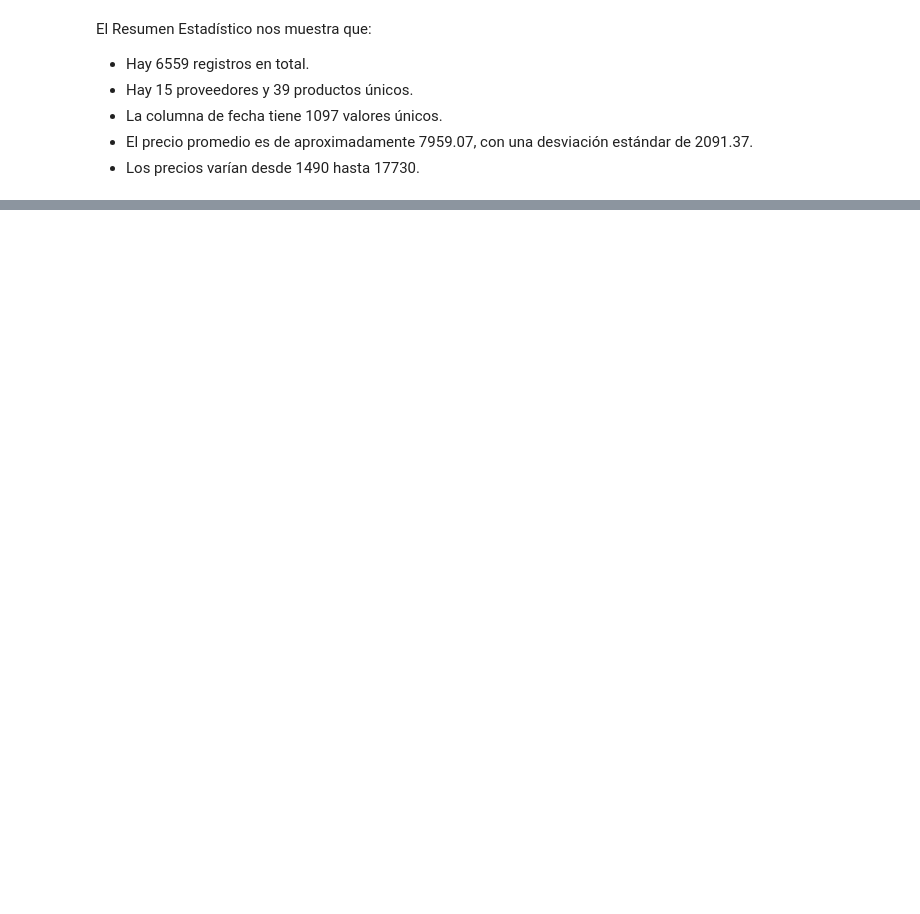
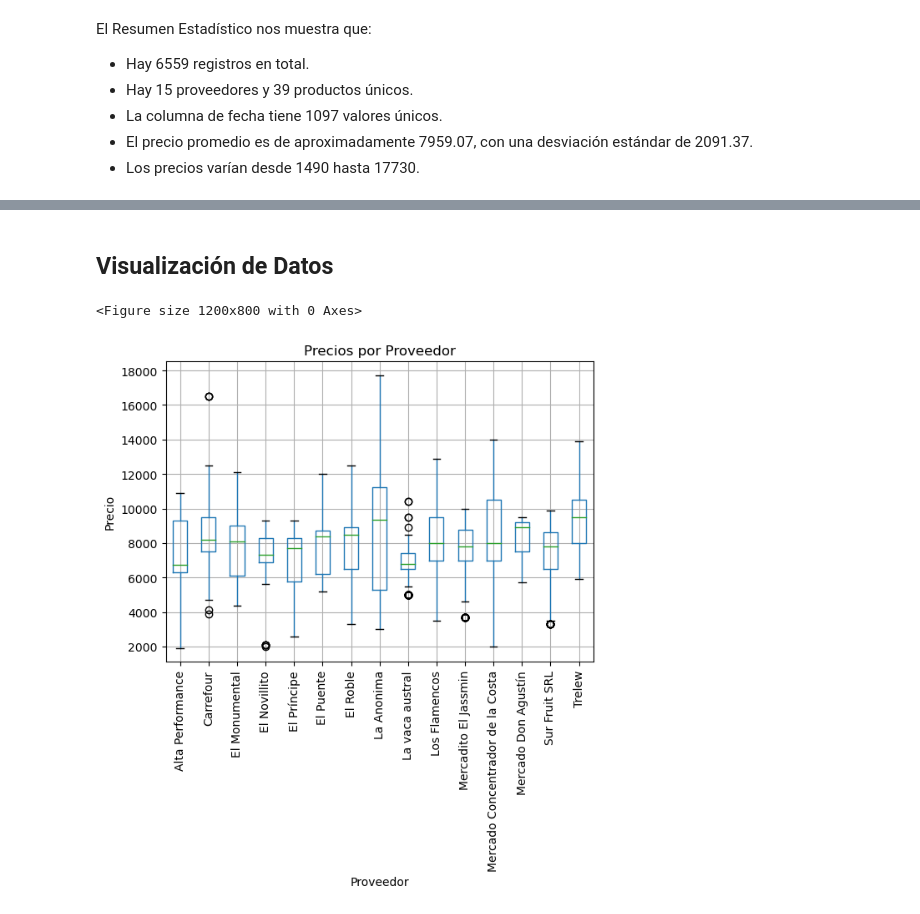
Before and after one commit to Nahuel349/PrecioBajo, a Jupyter notebook: notebooks/Examen_Parcial_V1.ipynb, the cells around one changed output, grey strips where cells are left out. Drawn from its saved outputs; the diff is of its cells as text; code cells hidden in the pictures; blank space fills up the shorter version.

```diff
--- a/notebooks/Examen_Parcial_V1.ipynb
+++ b/notebooks/Examen_Parcial_V1.ipynb
@@ -128,18 +131,9 @@ null_values, duplicates
  precio       0
  dtype: int64,
  120)
-# %%
-# 7.- Eliminación de duplicados
-
-dfcarnes = dfcarnes.drop_duplicates()
-
-# 8.- Conversión de la columna de fecha al tipo datetime
-
-dfcarnes['fecha'] = pd.to_datetime(dfcarnes['fecha'], format='%d/%m/%Y %H:%M:%S')
-
-# 9.- Extracción de características temporales
-
-dfcarnes['año'] = dfcarnes['fecha'].dt.year
-dfcarnes['mes'] = dfcarnes['fecha'].dt.month
-dfcarnes['día'] = dfcarnes['fecha'].dt.day
-dfcarnes['hora'] = dfcarnes['fecha'].dt.hour
+# %%
+# 7- Convertir a solo la fecha (eliminar horas, minutos y segundos)
+
+dfcarnes['fecha'] = pd.to_datetime(dfcarnes['fecha'], format='%d/%m/%Y %H:%M:%S')
+dfcarnes['fecha'] = dfcarnes['fecha'].dt.date
+dfcarnes.fecha.head()
@@ -156,0 +164,15 @@ Name: fecha, dtype: datetime64[ns]
+# %% [markdown]
+## Visualización de Datos
+# %%
+# 9- Boxplot para Visualizar los Precios por Proveedor
+
+plt.figure(figsize=(12, 8))
+dfcarnes.boxplot(column='precio', by='proveedor', grid=True, rot=90)
+plt.title('Precios por Proveedor')
+plt.suptitle('')
+plt.xlabel('Proveedor')
+plt.ylabel('Precio')
+plt.show()
+# %% [output]
+<Figure size 1200x800 with 0 Axes>
+[figure, added]
```
Also changed, not shown: parts of 28 cells of this notebook.
